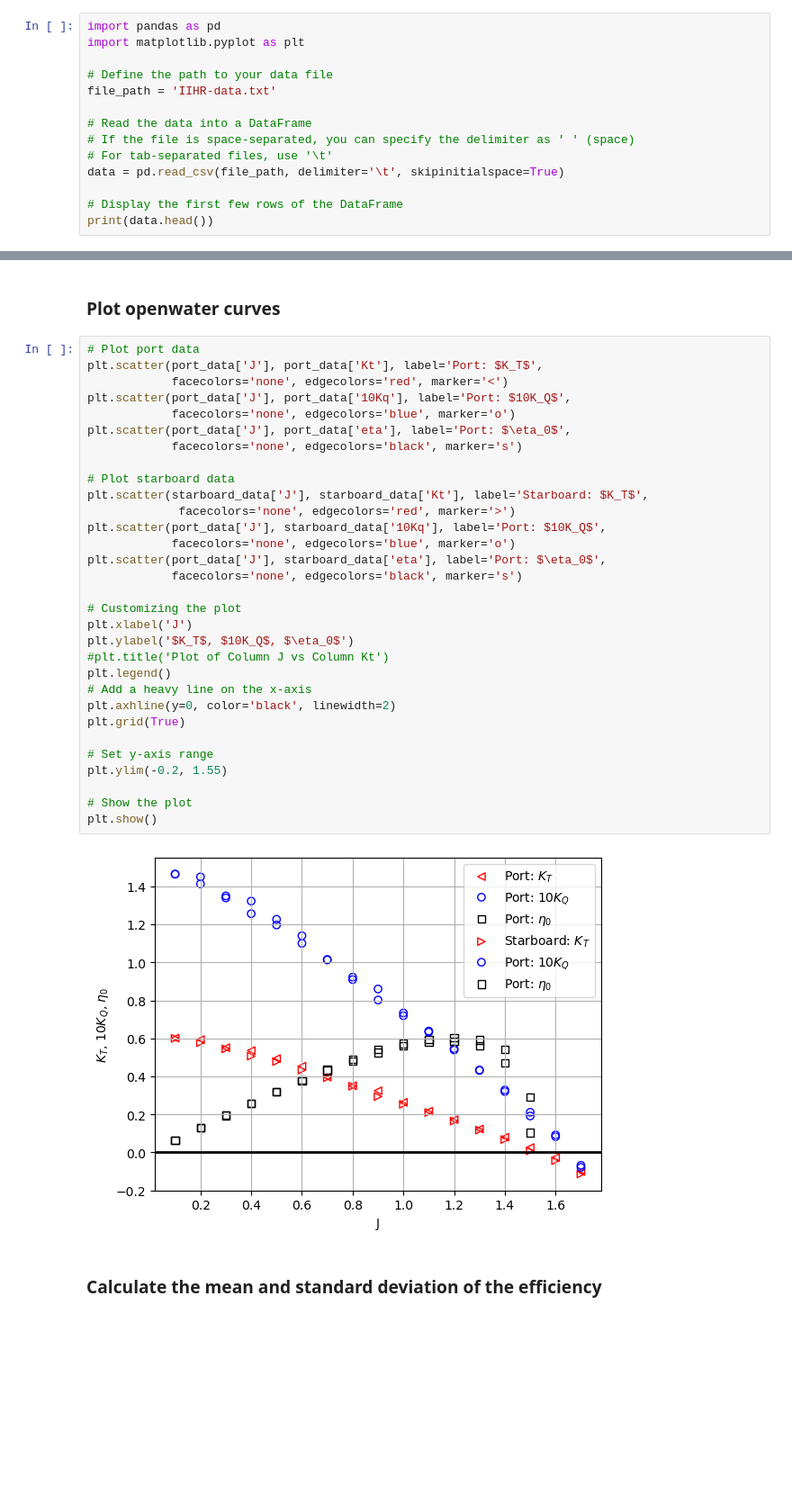
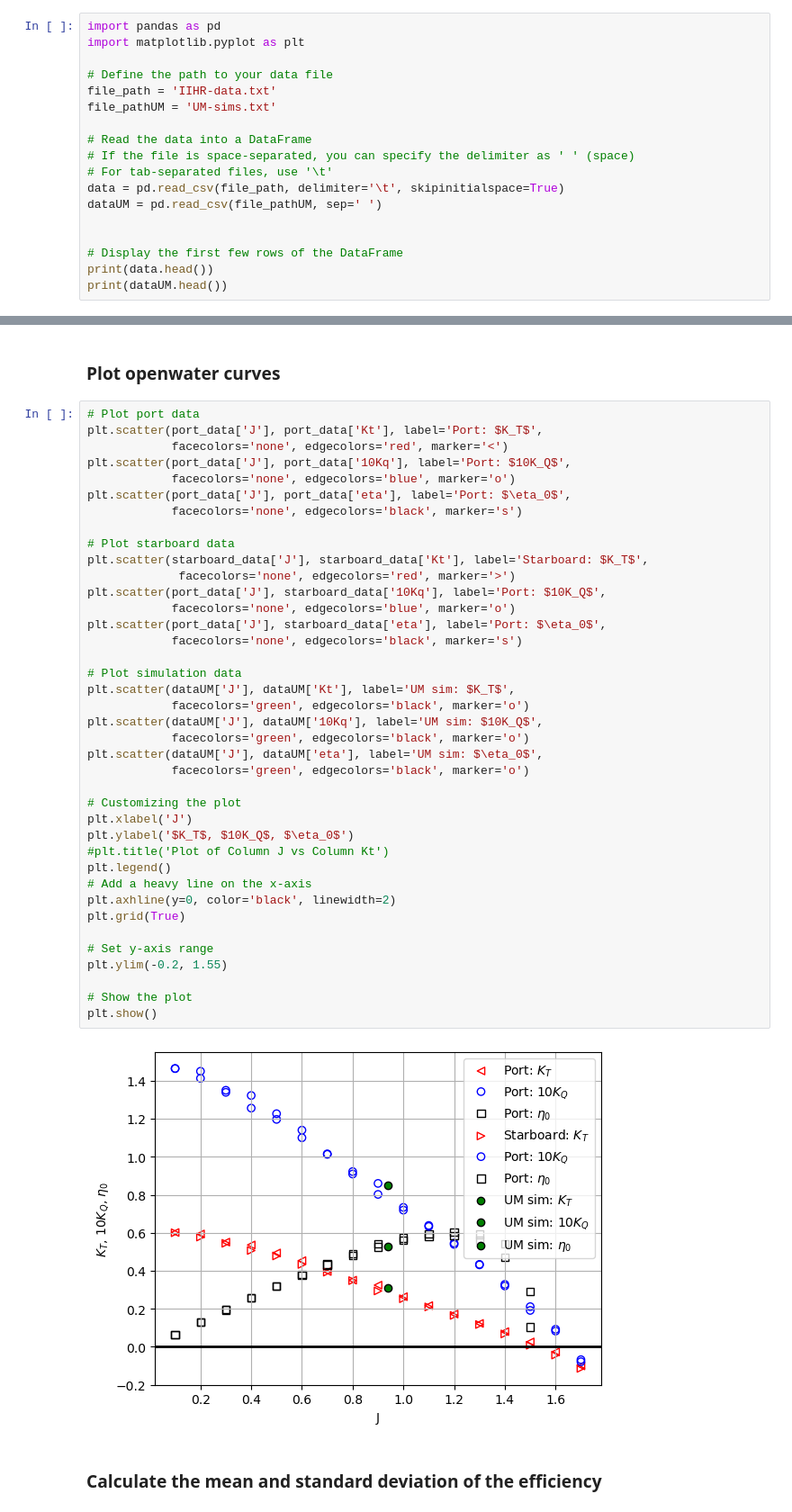
Before and after one commit to kjmaki/onrth-propeller, a Jupyter notebook: openwater-curves.ipynb, the cells around one changed output, grey strips where cells are left out. Shown: that part at 90% size. Cells and saved outputs as stored; diff of their text form; blank space fills up the shorter version.

Commit message:
add time series post file and UM first set of sims data

```diff
--- a/openwater-curves.ipynb
+++ b/openwater-curves.ipynb
@@ -4,14 +4,18 @@ import matplotlib.pyplot as plt
 
 # Define the path to your data file
 file_path = 'IIHR-data.txt'
+file_pathUM = 'UM-sims.txt'
 
 # Read the data into a DataFrame
 # If the file is space-separated, you can specify the delimiter as ' ' (space)
 # For tab-separated files, use '\t'
 data = pd.read_csv(file_path, delimiter='\t', skipinitialspace=True)
+dataUM = pd.read_csv(file_pathUM, sep=' ')
+
 
 # Display the first few rows of the DataFrame
 print(data.head())
+print(dataUM.head())
 # %% [output]
      J        Kt        Kq      10Kq       eta  side
 0  0.1  0.601538  0.146444  1.464440  0.065375  port
@@ -30,34 +36,42 @@ starboard_data = data[data['side'] == 'starboard']
 plt.scatter(port_data['J'], port_data['Kt'], label='Port: $K_T$',
             facecolors='none', edgecolors='red', marker='<')
 plt.scatter(port_data['J'], port_data['10Kq'], label='Port: $10K_Q$',
             facecolors='none', edgecolors='blue', marker='o')
 plt.scatter(port_data['J'], port_data['eta'], label='Port: $\eta_0$',
             facecolors='none', edgecolors='black', marker='s')
 
 # Plot starboard data
 plt.scatter(starboard_data['J'], starboard_data['Kt'], label='Starboard: $K_T$',
              facecolors='none', edgecolors='red', marker='>')
 plt.scatter(port_data['J'], starboard_data['10Kq'], label='Port: $10K_Q$',
             facecolors='none', edgecolors='blue', marker='o')
 plt.scatter(port_data['J'], starboard_data['eta'], label='Port: $\eta_0$',
             facecolors='none', edgecolors='black', marker='s')
 
+# Plot simulation data
+plt.scatter(dataUM['J'], dataUM['Kt'], label='UM sim: $K_T$',
+            facecolors='green', edgecolors='black', marker='o')
+plt.scatter(dataUM['J'], dataUM['10Kq'], label='UM sim: $10K_Q$',
+            facecolors='green', edgecolors='black', marker='o')
+plt.scatter(dataUM['J'], dataUM['eta'], label='UM sim: $\eta_0$',
+            facecolors='green', edgecolors='black', marker='o')
+
 # Customizing the plot
 plt.xlabel('J')
 plt.ylabel('$K_T$, $10K_Q$, $\eta_0$')
 #plt.title('Plot of Column J vs Column Kt')
 plt.legend()
 # Add a heavy line on the x-axis
 plt.axhline(y=0, color='black', linewidth=2)
 plt.grid(True)
 
 # Set y-axis range
 plt.ylim(-0.2, 1.55)
 
 # Show the plot
 plt.show()
 # %% [output]
-[figure, old version]
+[figure, new version]
 # %% [markdown]
 ### Calculate the mean and standard deviation of the efficiency
 # %%
```
Also changed, not shown: parts of 2 cells of this notebook, 2 other files.
